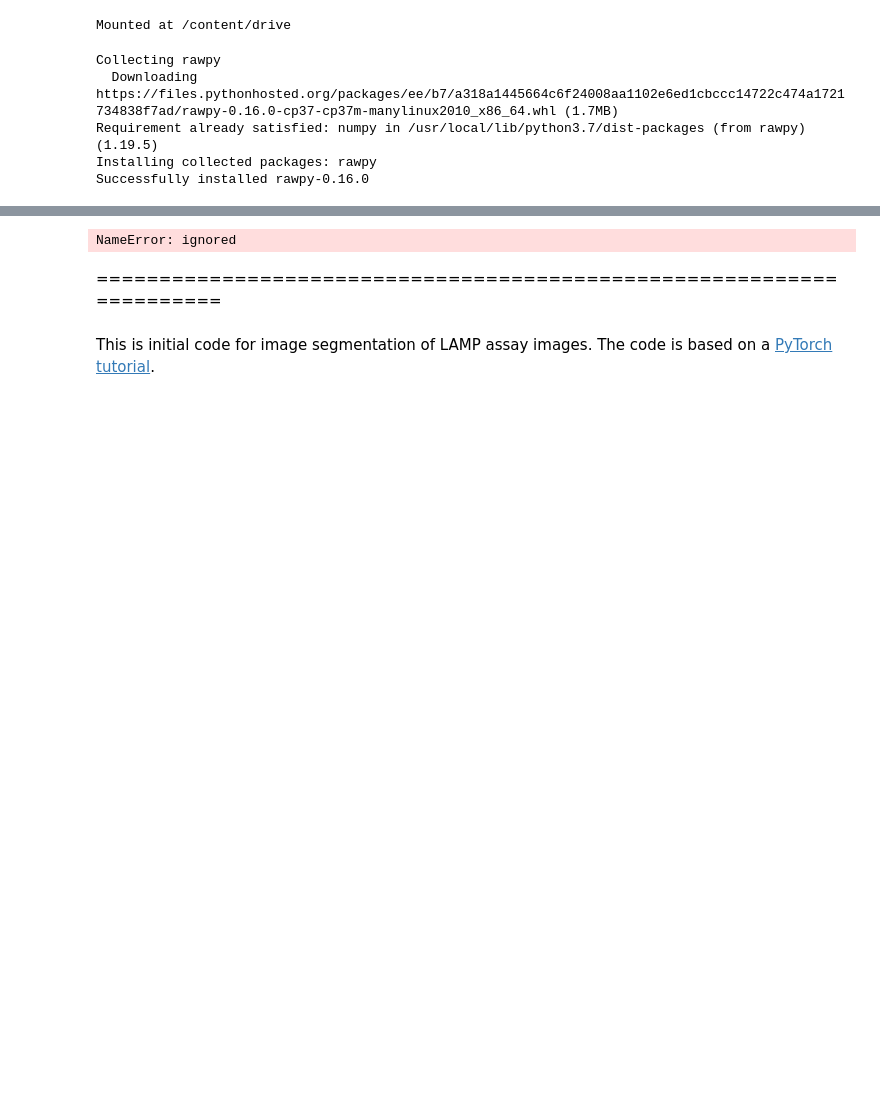
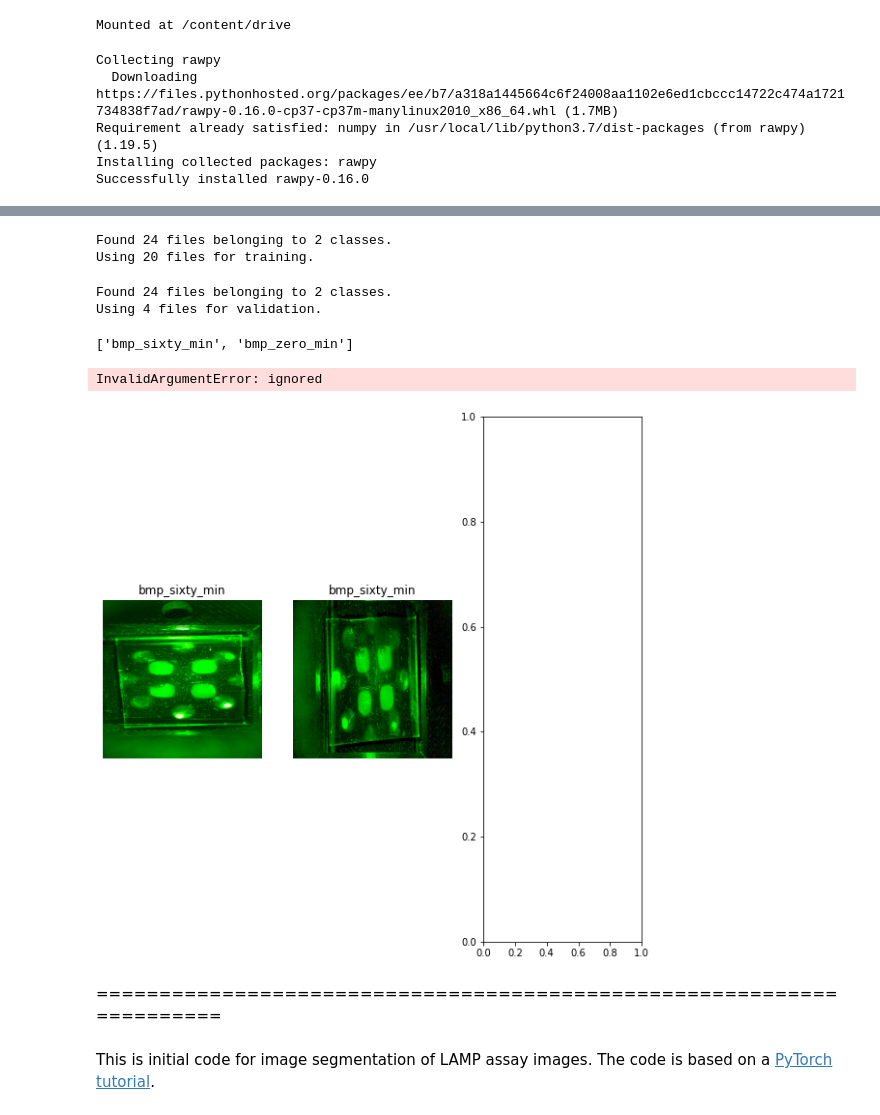
Before and after one commit to ncsu-landscape-dynamics/LAMP_assay_automation, a Jupyter notebook: PyTorchImSeg.ipynb, the cells around one changed output, grey strips where cells are left out. Drawn from its saved outputs; the diff is of its cells as text; code cells hidden in the pictures; blank space fills up the shorter version.

```diff
--- a/PyTorchImSeg.ipynb
+++ b/PyTorchImSeg.ipynb
@@ -51,3 +55,6 @@ os.getcwd()
+# %%
+# There is another drive as i_BMP that is called i_PNG and has PNG instead of BMP
+bmp_data_path = os.path.join(pathlib.Path(), 'i_BMP')
 # %%
 data_gen_def = tf.keras.preprocessing.image.ImageDataGenerator()
 
@@ -243,21 +70,49 @@ plt.axis('off')
 # %%
 #This is for keras.preprocessing.image...
-img_width = 186
-img_height = 332
-batch_size = 6
+img_width = 256
+img_height = 256
+batch_size = 2
 # %%
 #Keras/TF won't work with .dng/RAW files
 train_ds = tf.keras.preprocessing.image_dataset_from_directory(
-  data_path,
+  bmp_data_path,
   validation_split=0.2,
   subset="training",
   seed=123,
   image_size=(img_height, img_width),
   batch_size=batch_size)
+# %% [output]
+Found 24 files belonging to 2 classes.
+Using 20 files for training.
-# %%
-median_filtered = scipy.ndimage.median_filter(image01_rgb, size=3)
-# %% [output]
-NameError: ignored
+# %%
+val_ds = tf.keras.preprocessing.image_dataset_from_directory(
+  bmp_data_path,
+  validation_split=0.2,
+  subset="validation",
+  seed=123,
+  image_size=(img_height, img_width),
+  batch_size=batch_size)
+# %% [output]
+Found 24 files belonging to 2 classes.
+Using 4 files for validation.
+# %%
+class_names = train_ds.class_names
+print(class_names)
+# %% [output]
+['bmp_sixty_min', 'bmp_zero_min']
+# %%
+import matplotlib.pyplot as plt
+
+plt.figure(figsize=(10, 10))
+for images, labels in train_ds.take(1):
+  for i in range(6):
+    ax = plt.subplot(1, 3, i + 1)
+    plt.imshow(images[i].numpy().astype("uint8"))
+    plt.title(class_names[labels[i]])
+    plt.axis("off")
+# %% [output]
+InvalidArgumentError: ignored
+[figure, added]
 # %% [markdown]
 =====================================================================
 # %% [markdown]
```
Also changed, not shown: parts of 34 cells of this notebook.
